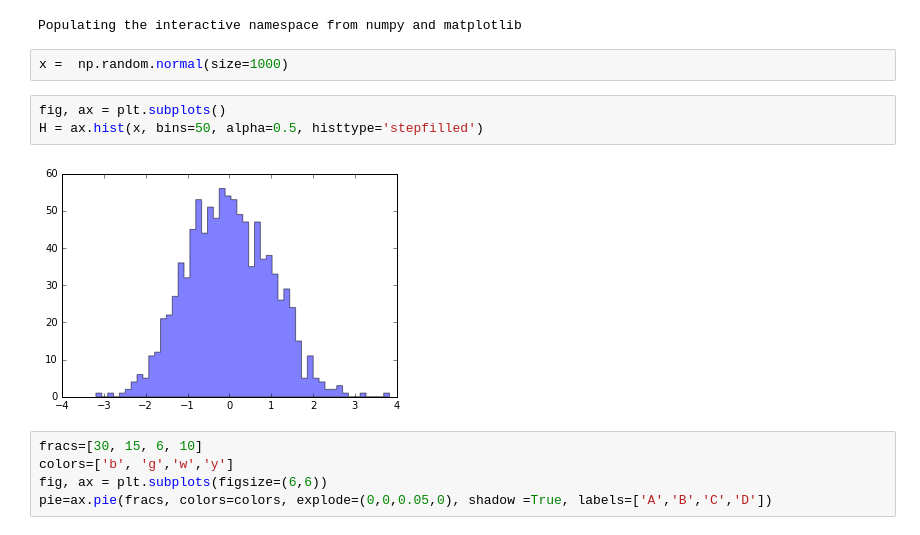
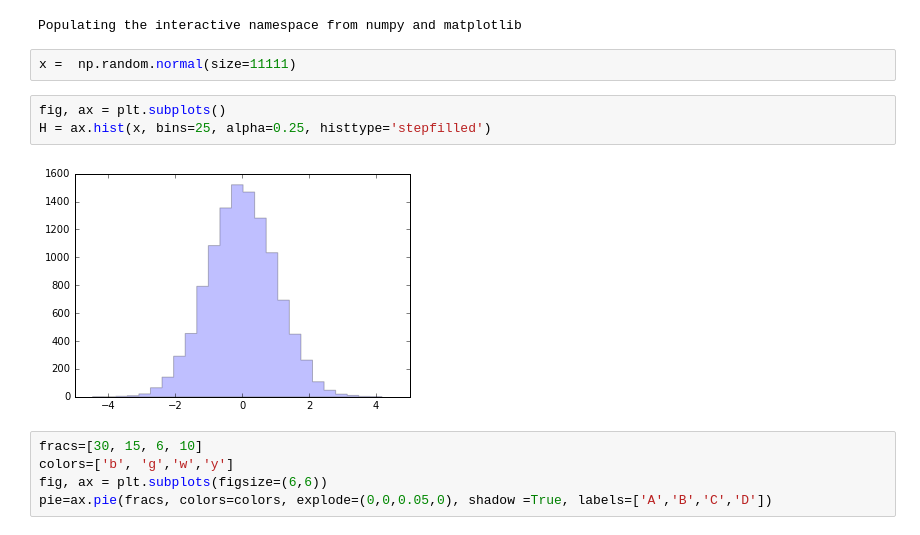
Before and after one commit to chuanfuyap/Stock_Data_Modelling-DataScienceProject-, a Jupyter notebook: matplot demo.ipynb, the cells around one changed output. Saved outputs shown, nothing was run; the diff lists cells and outputs as text.

```diff
--- a/matplot demo.ipynb
+++ b/matplot demo.ipynb
@@ -5,12 +5,12 @@ import matplotlib.pyplot as plt
 # %% [output]
 Populating the interactive namespace from numpy and matplotlib
 # %%
-x =  np.random.normal(size=1000)
+x =  np.random.normal(size=11111)
 # %%
 fig, ax = plt.subplots()
-H = ax.hist(x, bins=50, alpha=0.5, histtype='stepfilled')
+H = ax.hist(x, bins=25, alpha=0.25, histtype='stepfilled')
 # %% [output]
-[figure, old version]
+[figure, new version]
 # %%
 fracs=[30, 15, 6, 10]
 colors=['b', 'g','w','y']
```
